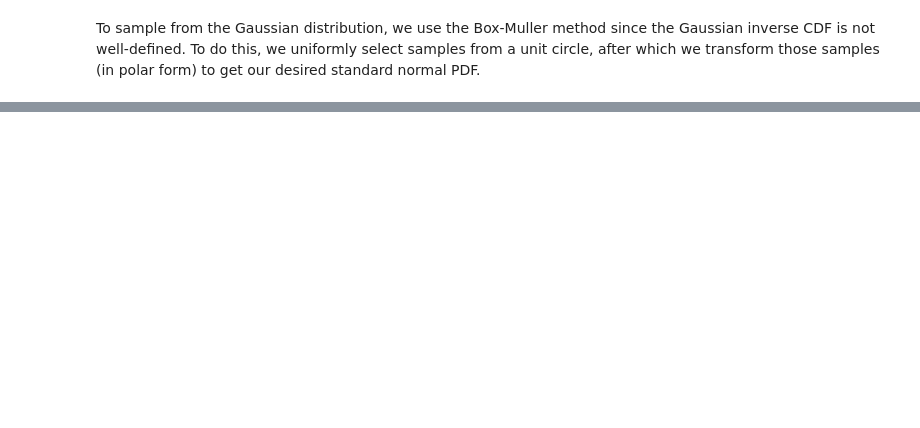
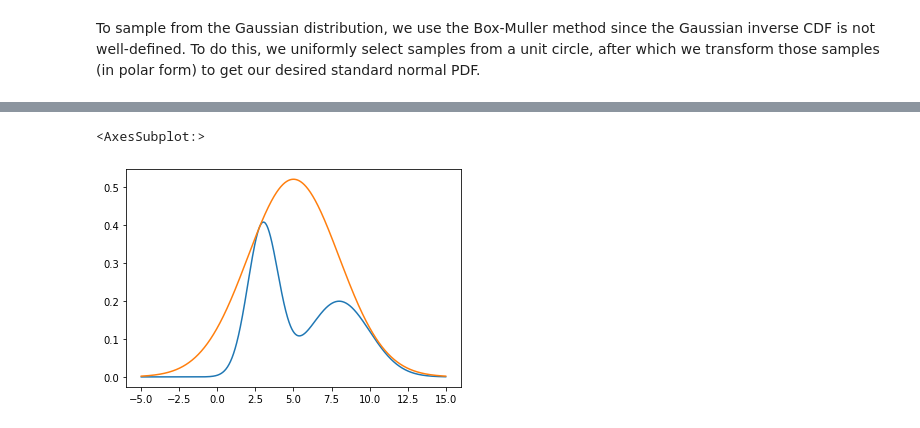
Before and after one commit to kanyesthaker/prml-notebooks, a Jupyter notebook: Sampling.ipynb, the cells around one changed output, grey strips where cells are left out. Drawn from its saved outputs; the diff is of its cells as text; code cells hidden in the pictures; blank space fills up the shorter version.

```diff
--- a/Sampling.ipynb
+++ b/Sampling.ipynb
@@ -58,0 +67,14 @@ sns.histplot(z2, color="orange")
+# %%
+p = lambda x: st.norm.pdf(x, loc=3, scale=1) + st.norm.pdf(x, loc=8, scale=2)
+xs = np.linspace(-5, 15, 1000)
+pxs = [p(x) for x in xs]
+q = lambda x: st.norm.pdf(x, loc=5, scale=3)
+qxs = [q(x) for x in xs]
+k = max([px/qx for px,qx in zip(pxs, qxs)])
+kq = lambda x: k * q(x)
+kqxs = [kq(x) for x in xs]
+sns.lineplot(xs, pxs)
+sns.lineplot(xs, kqxs)
+# %% [output]
+<AxesSubplot:>
+[figure, added]
```
Also changed, not shown: parts of 7 cells of this notebook.
